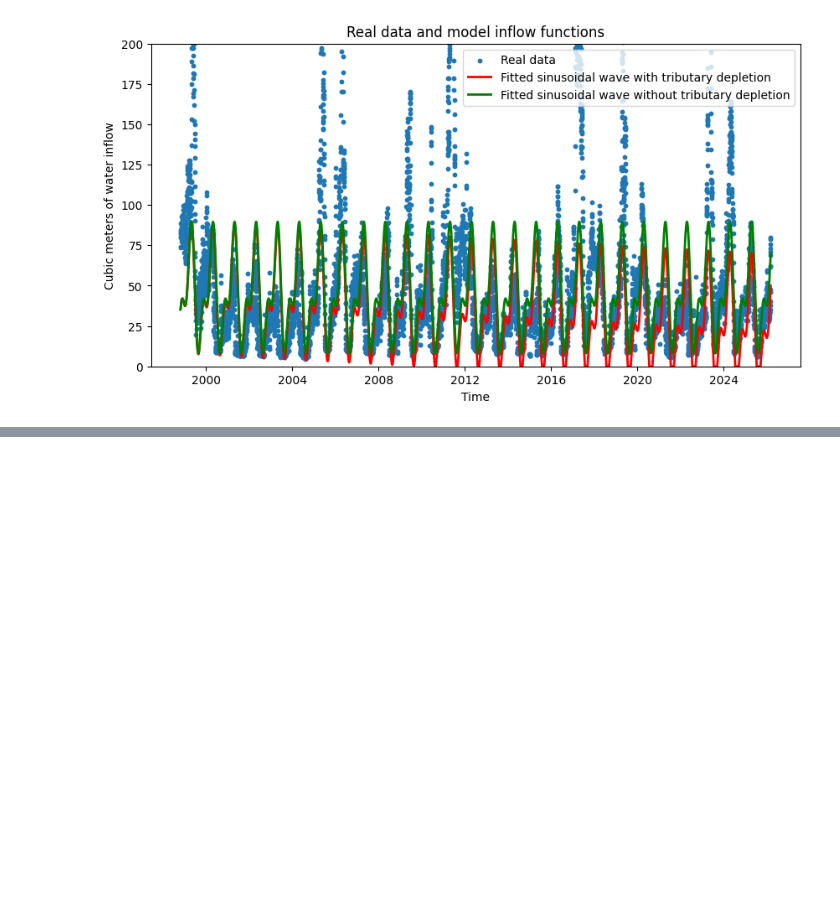
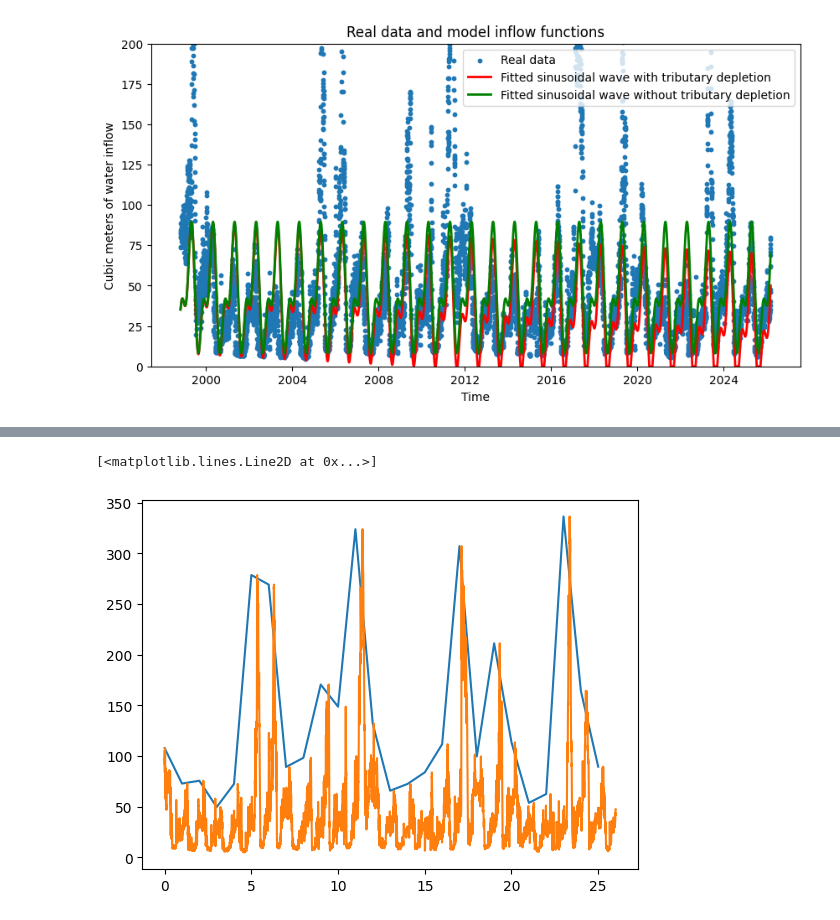
Before and after one commit to danilomcmaster/GSLModel, a Jupyter notebook: inflow.ipynb, the cells around one changed output, grey strips where cells are left out. Drawn from its saved outputs; the diff is of its cells as text; code cells hidden in the pictures; blank space fills up the shorter version.

```diff
--- a/inflow.ipynb
+++ b/inflow.ipynb
@@ -141,0 +170,5 @@ plt.show()
+# %%
+df_2000["year"] = 0
+for i in range(len(df_2000)):
+    df_2000.at[i, "year"] = int(str(df_2000.iloc[i]["time"]).split("-")[0])
+df_2000
@@ -141,0 +189,7 @@ plt.show()
+# %%
+maxes = df_2000[["value", "year"]].groupby("year").max()["value"].values
+plt.plot(np.arange(26), maxes)
+plt.plot(np.linspace(0, 26, 9497), df_2000["value"])
+# %% [output]
+[<matplotlib.lines.Line2D at 0x...>]
+[figure, added]
```
Also changed, not shown: parts of 32 cells of this notebook.
